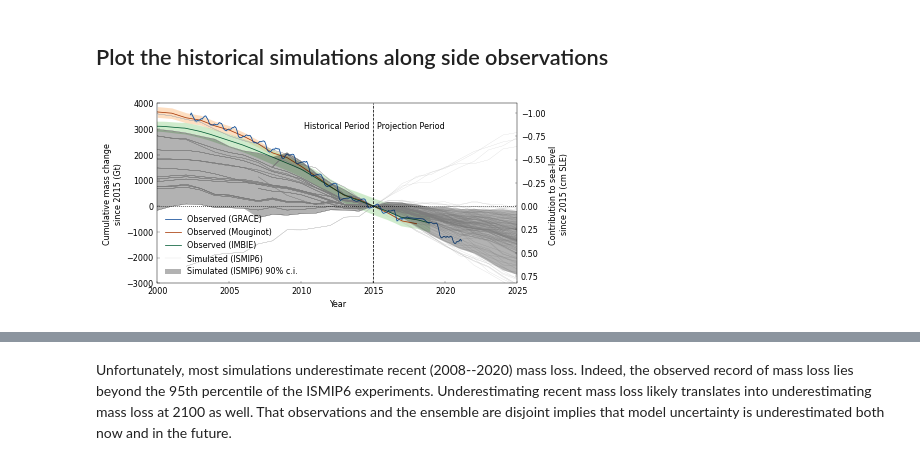
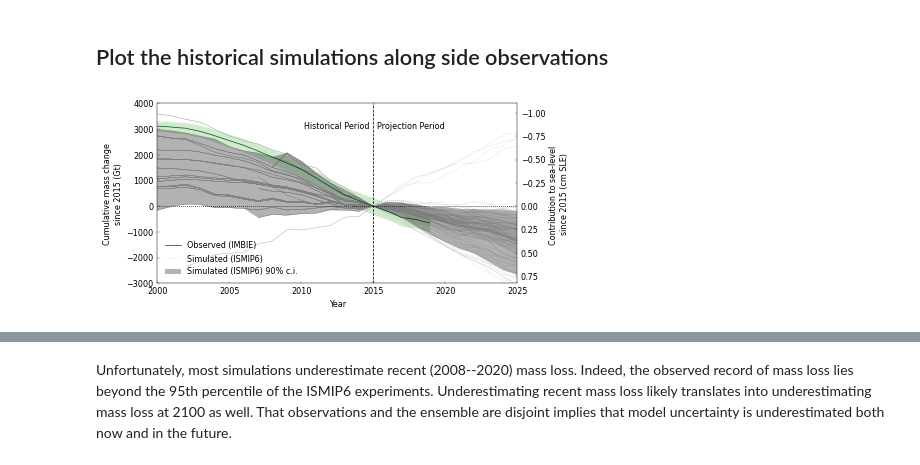
Before and after one commit to aaschwanden/ismip6-ipcc, a Jupyter notebook: analyze_slr_predictions.ipynb, the cells around one changed output, grey strips where cells are left out. Saved outputs shown, nothing was run; the diff lists cells and outputs as text; code cells hidden in the pictures.

```diff
--- a/analyze_slr_predictions.ipynb
+++ b/analyze_slr_predictions.ipynb
@@ -116,7 +109,7 @@ imbie = load_imbie()
 # %% [markdown]
 ## Plot function to reproduce Figure 1 in Aschwanden et al (2021)
 # %%
-def plot_historical(out_filename, df, grace, mou19, imbie):
+def plot_historical(out_filename, df, imbie):
     """
     Plot historical simulations and observations.
     """
@@ -156,25 +149,6 @@ def plot_historical(out_filename, df, grace, mou19, imbie):
         label="Simulated (ISMIP6) 90% c.i."
     )
 
-
-    # Plot GRACE
-    ax.fill_between(
-        mou19["Year"],
-        (1 - 0.057) * mou19["Cumulative ice sheet mass change (Gt)"],
-        (1 + 0.057) * mou19["Cumulative ice sheet mass change (Gt)"],
-        color=mouginot_sigma_color,
-        alpha=0.5,
-        linewidth=0,
-    )
-    mou19_line = ax.plot(
-        mou19["Year"],
-        mou19["Cumulative ice sheet mass change (Gt)"],
-        "-",
-        color=mouginot_signal_color,
-        linewidth=mouginot_signal_lw,
-        label="Observed (Mouginot)",
-    )
-
     ax.fill_between(
         imbie["Year"],
         imbie["Cumulative ice sheet mass change (Gt)"]
@@ -194,24 +168,6 @@ def plot_historical(out_filename, df, grace, mou19, imbie):
         label="Observed (IMBIE)",
     )
 
-    ax.fill_between(
-        grace["Year"],
-        grace["Cumulative ice sheet mass change (Gt)"]
-        - 1 * grace["Cumulative ice sheet mass change uncertainty (Gt)"],
-        grace["Cumulative ice sheet mass change (Gt)"]
-        + 1 * grace["Cumulative ice sheet mass change uncertainty (Gt)"],
-        color=grace_sigma_color,
-        alpha=0.5,
-        linewidth=0,
-    )
-    grace_line = ax.plot(
-        grace["Year"],
-        grace["Cumulative ice sheet mass change (Gt)"],
-        "-",
-        color=grace_signal_color,
-        linewidth=grace_signal_lw,
-        label="Observed (GRACE)",
-    )
     ax.axvline(proj_start, color="k", linestyle="dashed", linewidth=grace_signal_lw)
     ax.axhline(0, color="k", linestyle="dotted", linewidth=grace_signal_lw)
     ax.text(2014.75, 3000, "Historical Period", ha="right")
@@ -219,7 +175,7 @@ def plot_historical(out_filename, df, grace, mou19, imbie):
 
     model_line = mlines.Line2D([], [], color=simulated_signal_color, linewidth=simulated_signal_lw, label="Simulated (ISMIP6)")
 
-    legend = ax.legend(handles=[grace_line[0], mou19_line[0], imbie_line[0], model_line, ismip6_ci], loc="lower left")
+    legend = ax.legend(handles=[imbie_line[0], model_line, ismip6_ci], loc="lower left")
     legend.get_frame().set_linewidth(0.0)
     legend.get_frame().set_alpha(0.0)
 
@@ -239,6 +195,6 @@ def plot_historical(out_filename, df, grace, mou19, imbie):
 ## Plot the historical simulations along side observations
 # %%
 historical_filename = "GRIS_historical_w_ctrl.pdf"
-plot_historical(historical_filename, ismip6_w_ctrl, grace, mou19, imbie)
+plot_historical(historical_filename, ismip6_gris_w_ctrl, imbie_gris)
 # %% [output]
-[figure, old version]
+[figure, new version]
```
Also changed, not shown: parts of 21 cells of this notebook, 2 other files.
